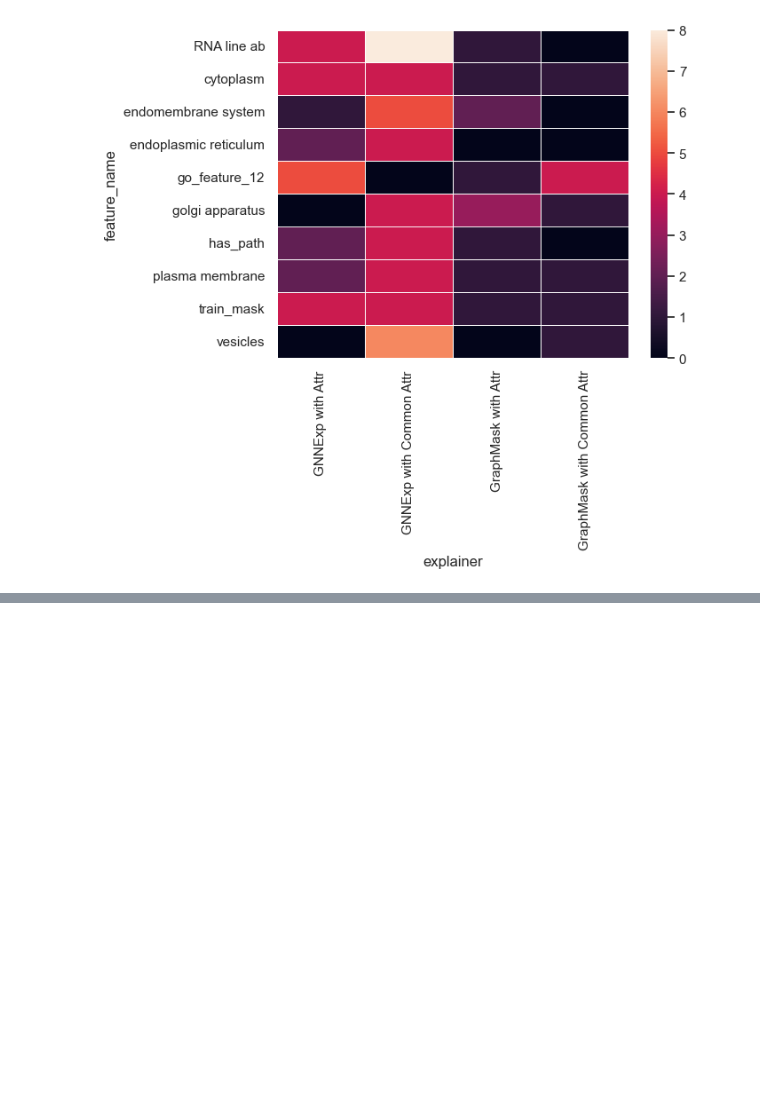
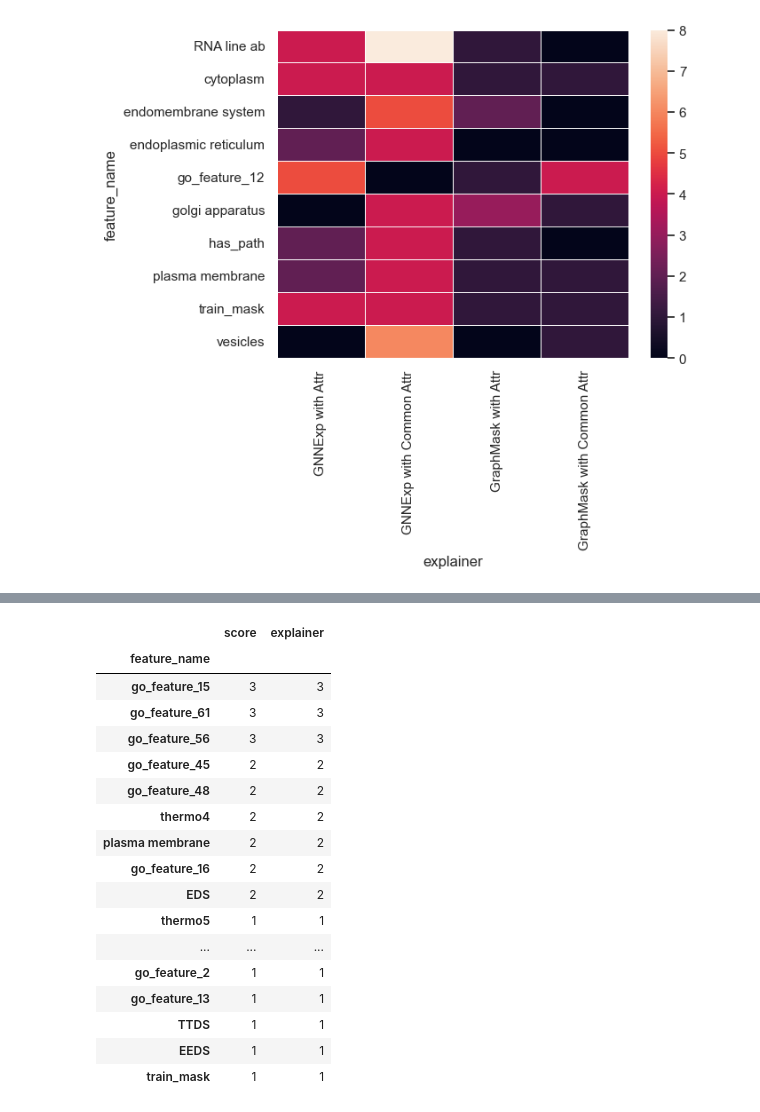
Before and after one commit to alyssaanastasi/srebp2-explanations, a Jupyter notebook: initial-experiment/init_exp.ipynb, the cells around one changed output, grey strips where cells are left out. Drawn from its saved outputs; the diff is of its cells as text; code cells hidden in the pictures; blank space fills up the shorter version.

Commit message:
add stability exp

```diff
--- a/initial-experiment/init_exp.ipynb
+++ b/initial-experiment/init_exp.ipynb
@@ -472,0 +574,2 @@ sns.heatmap(tf2, linewidths=0.5)
+# %%
+gnn_attr_stability = stability_trial(gnn_attr, test_nodes[0])
@@ -472,0 +626,42 @@ sns.heatmap(tf2, linewidths=0.5)
+# %%
+# feature stability
+top_features = pd.DataFrame()
+
+count = 0
+for exps in gnn_attr_stability['explanations']:
+    name = count
+    try:
+        feats = get_k_features(exps, 10, feat_labels)
+        feats['explainer'] = name
+        top_features = pd.concat([top_features,feats])
+    except:
+        continue
+    count+=1
+
+top_features['feature_name'] = top_features.index
+top_features = top_features.reset_index()
+top_features = top_features.drop('index', axis=1)
+top_features_count = top_features.groupby('feature_name').agg('count').reset_index()
+top_features_count = top_features_count.sort_values('score', ascending=False)
+# top_features_count = top_features_count.head(10)
+top_features_count = top_features_count.set_index('feature_name')
+top_features_count
+# %% [output]
+|  | score | explainer |
+| feature_name |  |  |
+| go_feature_15 | 3 | 3 |
+| go_feature_61 | 3 | 3 |
+| go_feature_56 | 3 | 3 |
+| go_feature_45 | 2 | 2 |
+| go_feature_48 | 2 | 2 |
+| thermo4 | 2 | 2 |
+| plasma membrane | 2 | 2 |
+| go_feature_16 | 2 | 2 |
+| EDS | 2 | 2 |
+| thermo5 | 1 | 1 |
+| ... | ... | ... |
+| go_feature_2 | 1 | 1 |
+| go_feature_13 | 1 | 1 |
+| TTDS | 1 | 1 |
+| EEDS | 1 | 1 |
+| train_mask | 1 | 1 |
```
Also changed, not shown: parts of 31 cells of this notebook.
